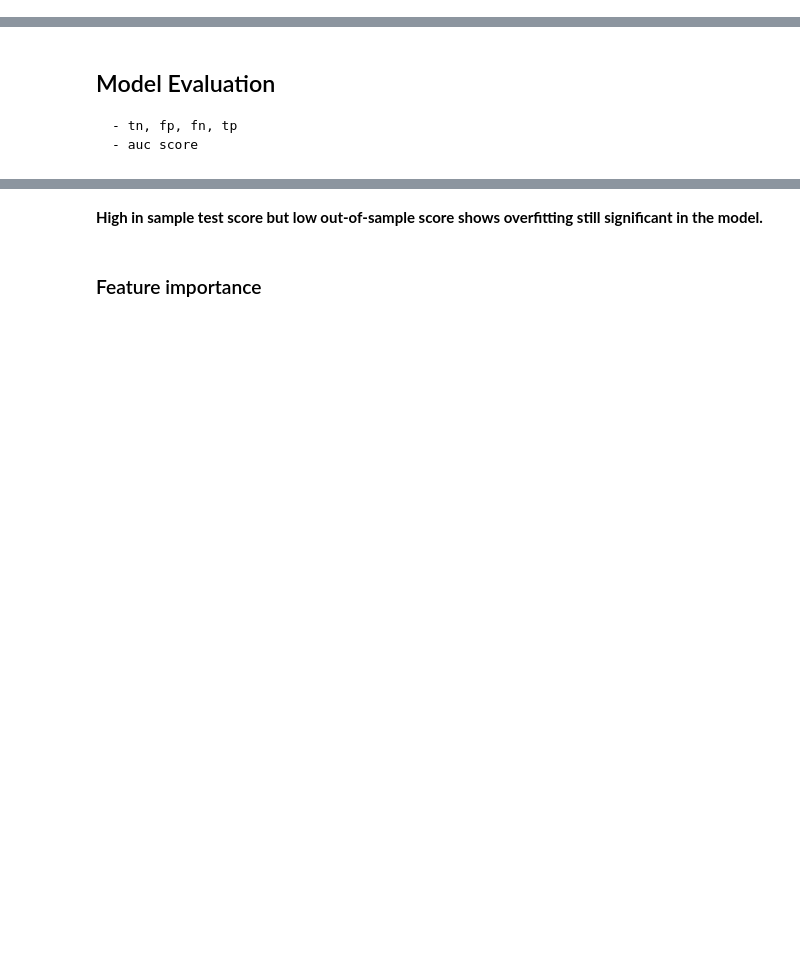
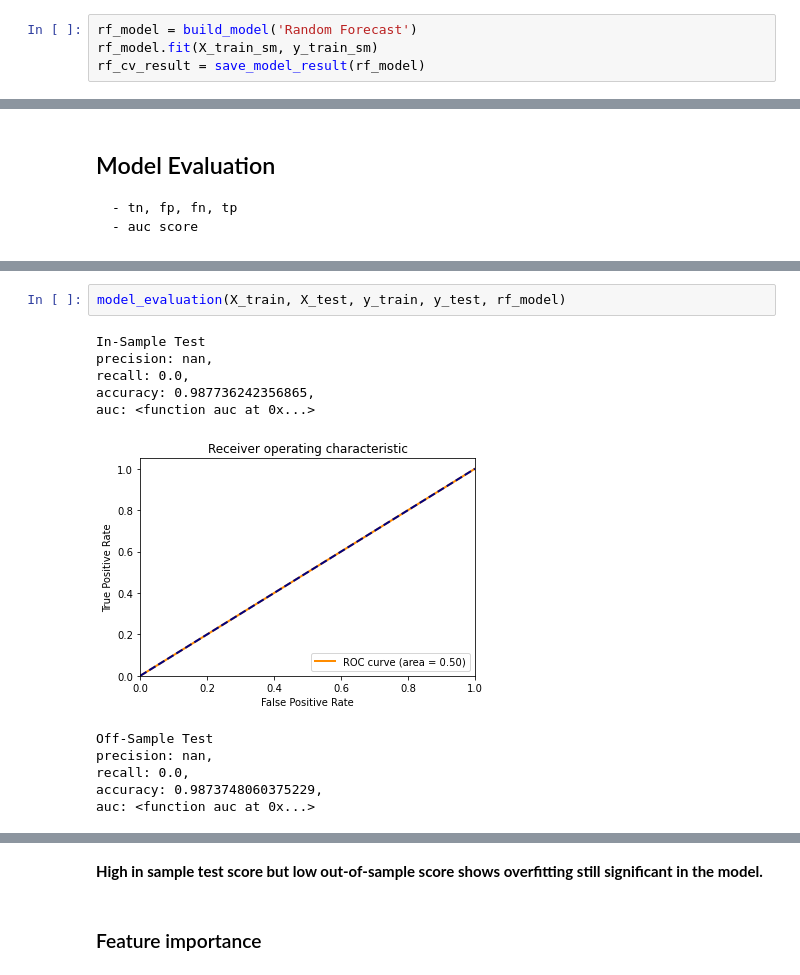
Before and after one commit to jackie-sun7/Udacity-Arvato-Project, a Jupyter notebook: response_predict.ipynb, the cells around one changed output, grey strips where cells are left out. Drawn from its saved outputs; the diff is of its cells as text; blank space fills up the shorter version.

```diff
--- a/response_predict.ipynb
+++ b/response_predict.ipynb
@@ -113,0 +53,4 @@ pd.DataFrame(model.cv_results_).sort_values(by='rank_test_score').head()
+# %%
+rf_model = build_model('Random Forecast')
+rf_model.fit(X_train_sm, y_train_sm)
+rf_cv_result = save_model_result(rf_model)
@@ -161,0 +89,14 @@ roc_auc
+# %%
+model_evaluation(X_train, X_test, y_train, y_test, rf_model)
+# %% [output]
+In-Sample Test
+precision: nan,
+recall: 0.0,
+accuracy: 0.987736242356865,
+auc: <function auc at 0x...>
+[figure, added]
+Off-Sample Test
+precision: nan,
+recall: 0.0,
+accuracy: 0.9873748060375229,
+auc: <function auc at 0x...>
```
Also changed, not shown: parts of 28 cells of this notebook, 21 other files.
